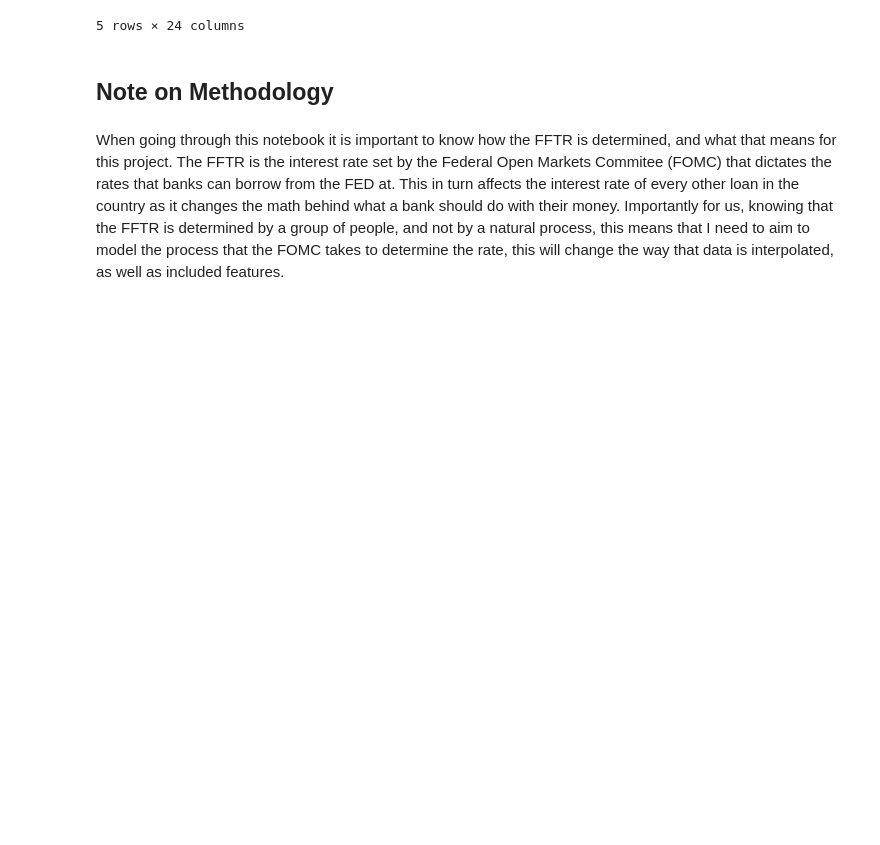
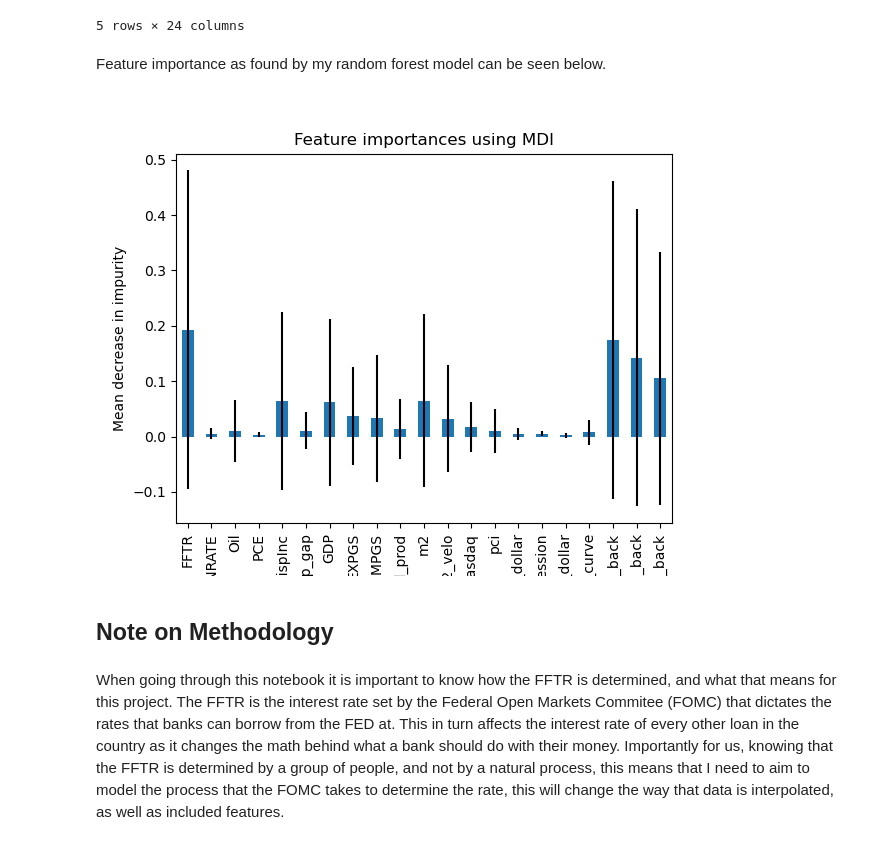
Before and after one commit to Nhunsick/FFTR_Prediction, a Jupyter notebook: Notebooks/Final_Notebook.ipynb, the cells around one changed output. Saved outputs shown, nothing was run; the diff lists cells and outputs as text; code cells hidden in the pictures; blank space fills up the shorter version.

```diff
--- a/Notebooks/Final_Notebook.ipynb
+++ b/Notebooks/Final_Notebook.ipynb
@@ -40,6 +40,12 @@ merge_df.head()
 | 1987-11-12 | 6.8125 | -0.294146 | 17.85 | 4.1 | 6648.1 | 392.107 | 5007.994 | 537.511 | 60.0022 | 2825.8 | ... |
 | 1987-11-13 | 6.8125 | -0.294146 | 17.80 | 4.1 | 6648.1 | 392.107 | 5007.994 | 537.511 | 60.0022 | 2825.6 | ... |
 5 rows × 24 columns
+# %% [markdown]
+Feature importance as found by my random forest model can be seen below.
+# %%
+display.Image("../images/feat_importances.png")
+# %% [output]
+[figure, added]
 # %% [markdown]
 ## Note on Methodology
 # %% [markdown]
```
Also changed, not shown: 7 other files.
